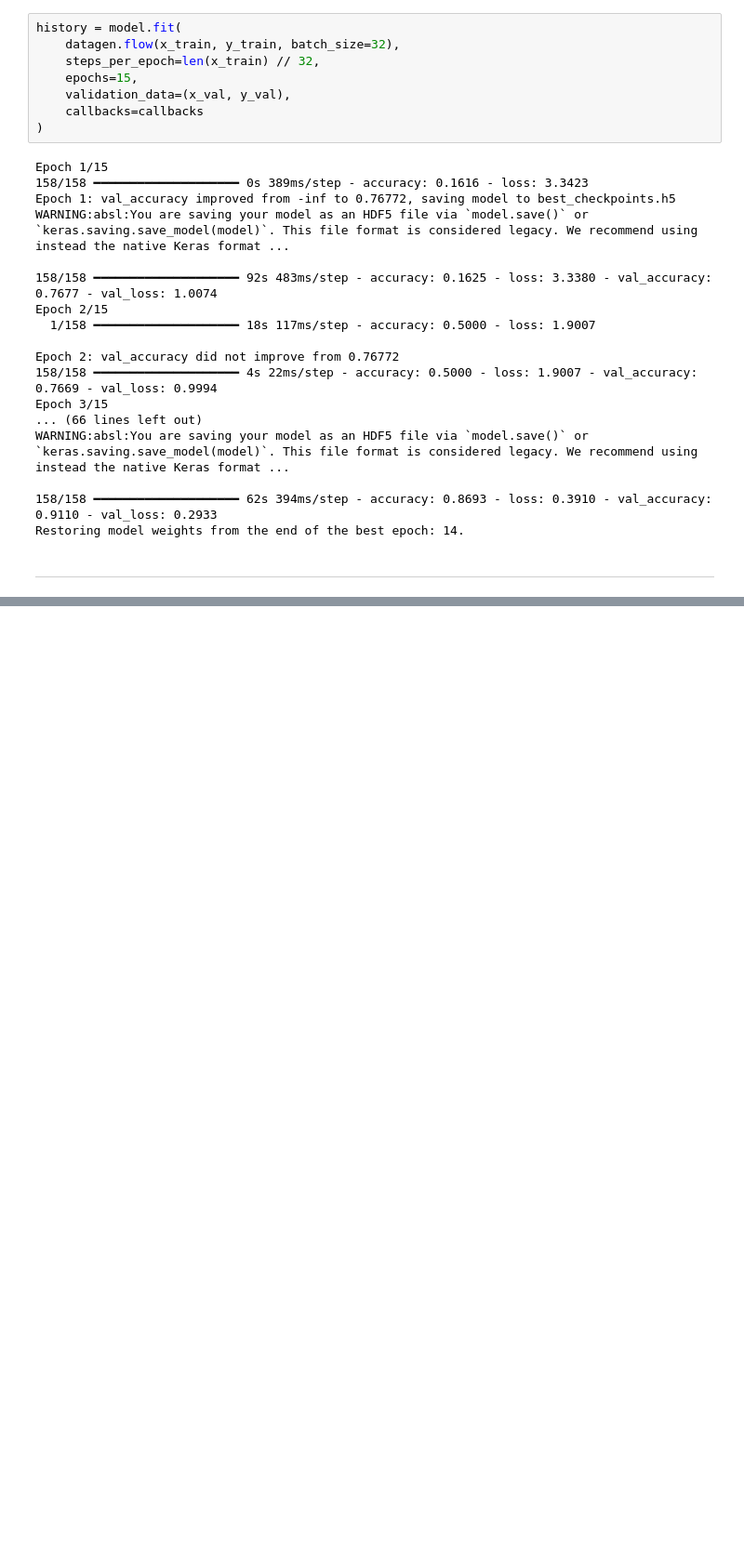
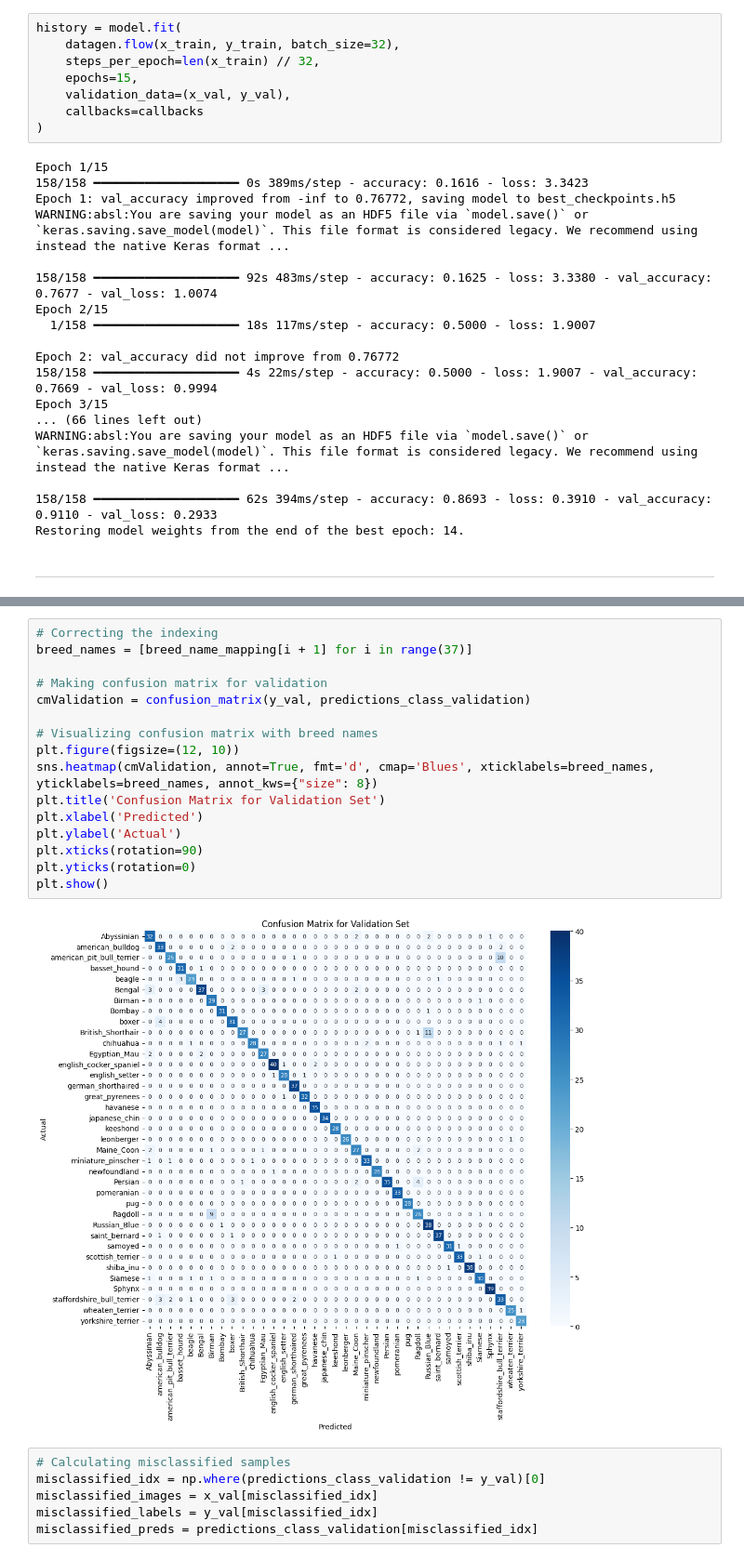
Before and after one commit to OmarAhmedAbdelAziz/Multiclass-Classification-Semantic-Segmentation-of-Pet-Breeds, a Jupyter notebook: notebooks/Step by Step Notebook.ipynb, the cells around one changed output, grey strips where cells are left out. Shown at 93% size. Saved outputs shown, nothing was run; the diff lists cells and outputs as text; blank space fills up the shorter version.

```diff
--- a/notebooks/Step by Step Notebook.ipynb
+++ b/notebooks/Step by Step Notebook.ipynb
@@ -606,0 +684,24 @@ Restoring model weights from the end of the best epoch: 14.
+# %%
+# Correcting the indexing
+breed_names = [breed_name_mapping[i + 1] for i in range(37)]
+
+# Making confusion matrix for validation
+cmValidation = confusion_matrix(y_val, predictions_class_validation)
+
+# Visualizing confusion matrix with breed names
+plt.figure(figsize=(12, 10))
+sns.heatmap(cmValidation, annot=True, fmt='d', cmap='Blues', xticklabels=breed_names, yticklabels=breed_names, annot_kws={"size": 8})
+plt.title('Confusion Matrix for Validation Set')
+plt.xlabel('Predicted')
+plt.ylabel('Actual')
+plt.xticks(rotation=90)
+plt.yticks(rotation=0)
+plt.show()
+# %% [output]
+[figure, added]
+# %%
+# Calculating misclassified samples
+misclassified_idx = np.where(predictions_class_validation != y_val)[0]
+misclassified_images = x_val[misclassified_idx]
+misclassified_labels = y_val[misclassified_idx]
+misclassified_preds = predictions_class_validation[misclassified_idx]
```
Also changed, not shown: parts of 9 cells of this notebook.
